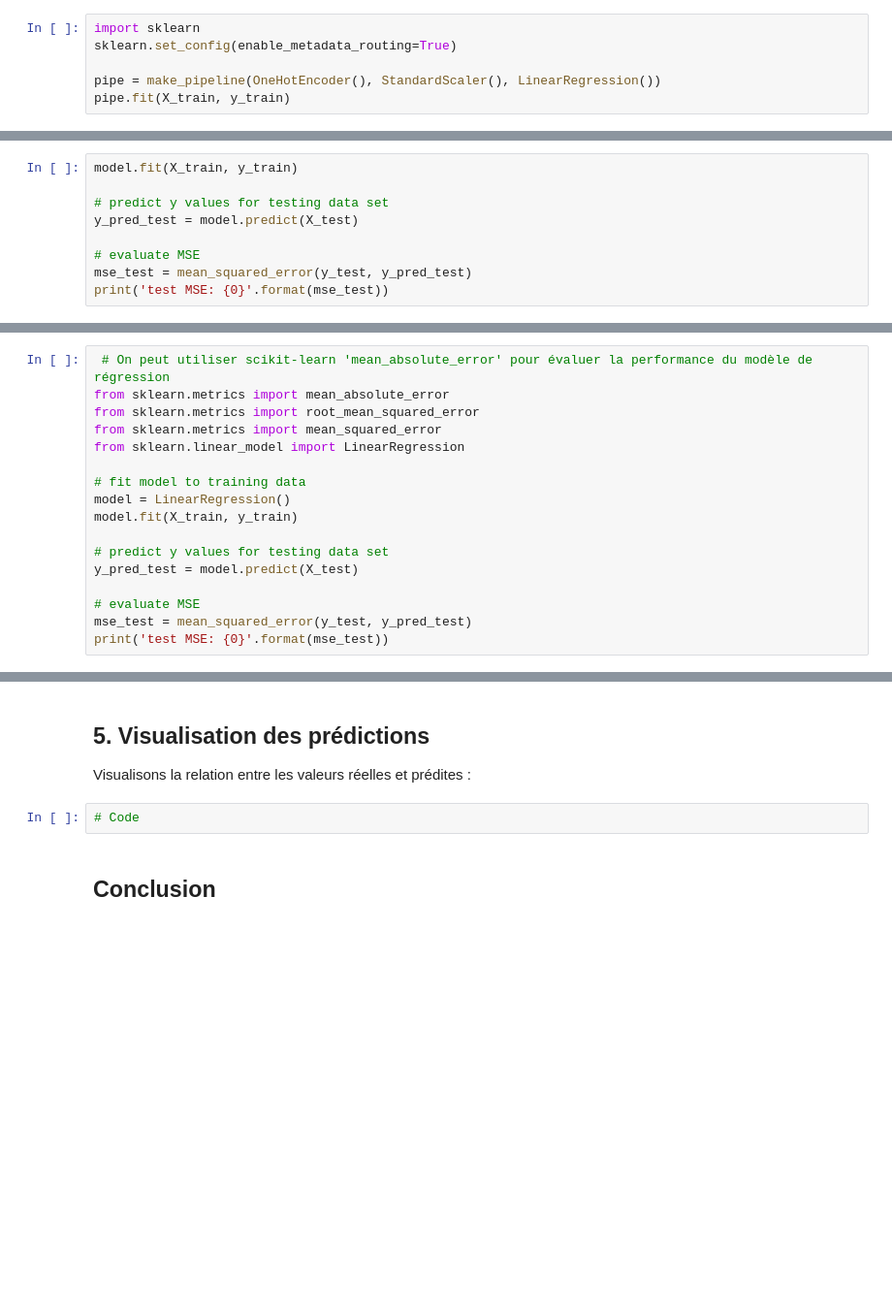
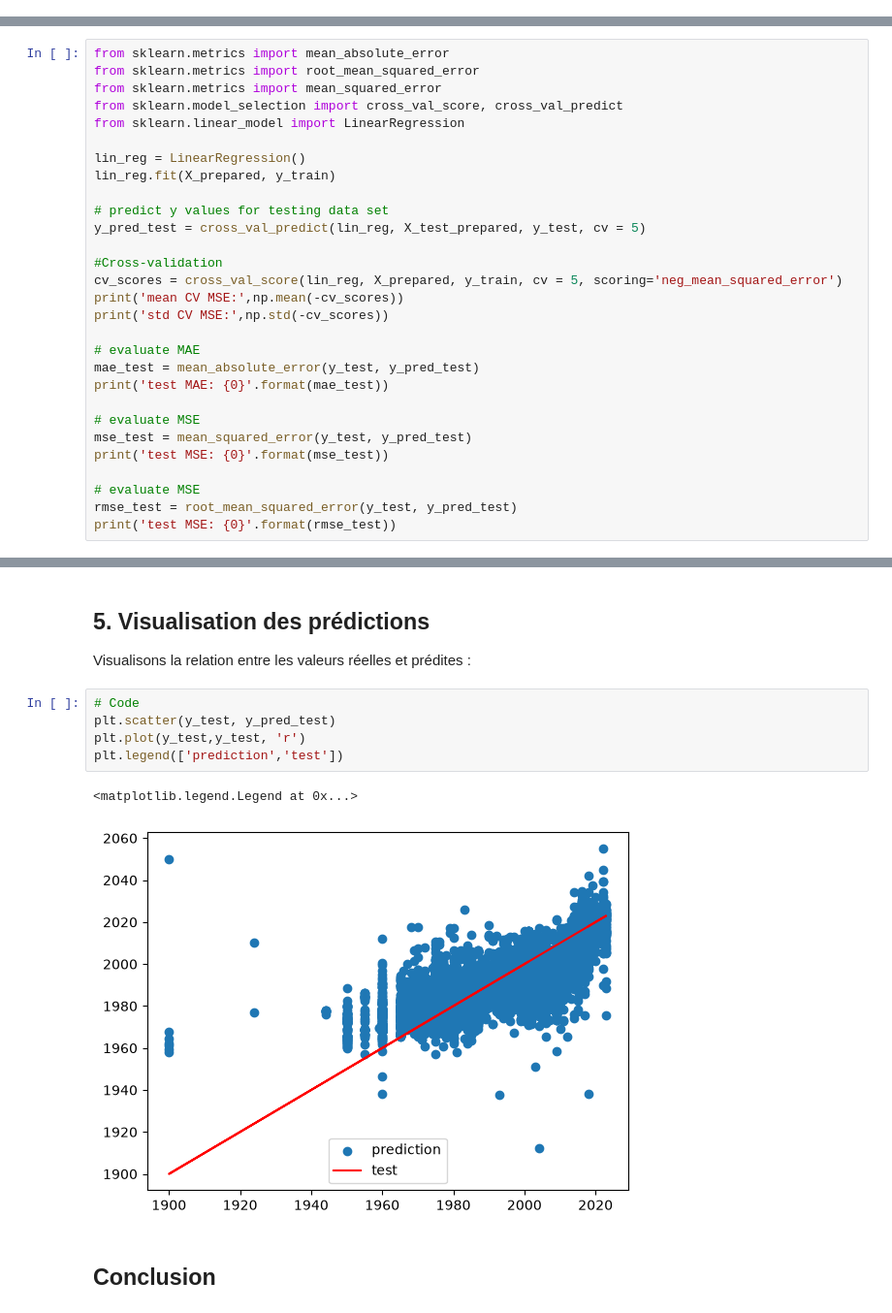
Before and after one commit to srcccninta/ML1, a Jupyter notebook: Notebooks/ML11_Pipeline_Model.ipynb, the cells around one changed output, grey strips where cells are left out. Shown at 97% size. Saved outputs shown, nothing was run; the diff lists cells and outputs as text; blank space fills up the shorter version.

```diff
--- a/Notebooks/ML11_Pipeline_Model.ipynb
+++ b/Notebooks/ML11_Pipeline_Model.ipynb
@@ -70,9 +70,3 @@ Nous préparons les données en utilisant un pipeline `scikit-learn` :
 - **OneHotEncoder** pour les variables catégorielles
 - **StandardScaler** pour les variables numériques
 - **LinearRegression** comme modèle de base
-# %%
-import sklearn
-sklearn.set_config(enable_metadata_routing=True)
-
-pipe = make_pipeline(OneHotEncoder(), StandardScaler(), LinearRegression())
-pipe.fit(X_train, y_train)
@@ -112,9 +94,0 @@ model = make_pipeline(preprocessor, LogisticRegression(max_iter=500))
-# %%
-model.fit(X_train, y_train)
-
-# predict y values for testing data set
-y_pred_test = model.predict(X_test)
-
-# evaluate MSE
-mse_test = mean_squared_error(y_test, y_pred_test)
-print('test MSE: {0}'.format(mse_test))
@@ -149,20 +121,32 @@ dtype: int64
 
 Ce modèle simple nous servira de point de comparaison pour des modèles plus avancés (comme les arbres de décision ou les forêts aléatoires).
 # %%
- # On peut utiliser scikit-learn 'mean_absolute_error' pour évaluer la performance du modèle de régression
 from sklearn.metrics import mean_absolute_error
 from sklearn.metrics import root_mean_squared_error
 from sklearn.metrics import mean_squared_error
+from sklearn.model_selection import cross_val_score, cross_val_predict
 from sklearn.linear_model import LinearRegression
 
-# fit model to training data
-model = LinearRegression()
-model.fit(X_train, y_train)
+lin_reg = LinearRegression()
+lin_reg.fit(X_prepared, y_train)
 
 # predict y values for testing data set
-y_pred_test = model.predict(X_test)
+y_pred_test = cross_val_predict(lin_reg, X_test_prepared, y_test, cv = 5)
+
+#Cross-validation
+cv_scores = cross_val_score(lin_reg, X_prepared, y_train, cv = 5, scoring='neg_mean_squared_error')
+print('mean CV MSE:',np.mean(-cv_scores))
+print('std CV MSE:',np.std(-cv_scores))
+
+# evaluate MAE
+mae_test = mean_absolute_error(y_test, y_pred_test)
+print('test MAE: {0}'.format(mae_test))
 
 # evaluate MSE
 mse_test = mean_squared_error(y_test, y_pred_test)
 print('test MSE: {0}'.format(mse_test))
+
+# evaluate MSE
+rmse_test = root_mean_squared_error(y_test, y_pred_test)
+print('test MSE: {0}'.format(rmse_test))
 # %% [output]
@@ -171,7 +159,13 @@ ValueError: could not convert string to float: 'ESP151'
 ## 5. Visualisation des prédictions
 
 Visualisons la relation entre les valeurs réelles et prédites :
-# %%
-# Code
+# %%
+# Code
+plt.scatter(y_test, y_pred_test)
+plt.plot(y_test,y_test, 'r')
+plt.legend(['prediction','test'])
+# %% [output]
+<matplotlib.legend.Legend at 0x...>
+[figure, added]
 # %% [markdown]
 ## Conclusion
```
Also changed, not shown: parts of 5 cells of this notebook, 2 other files.
